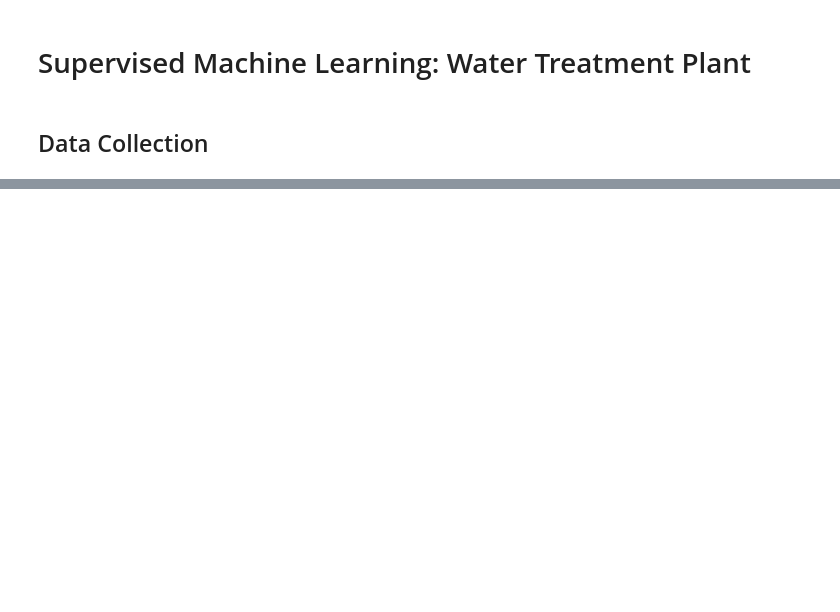
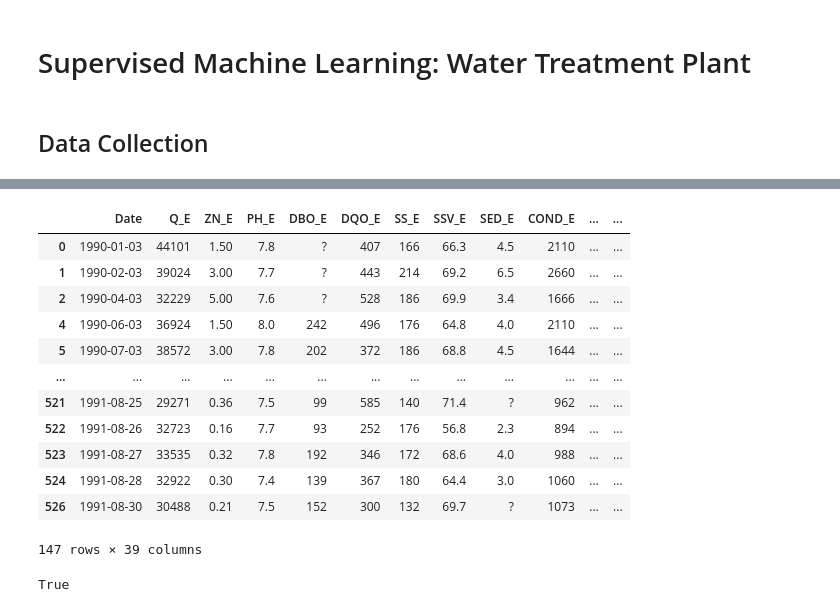
Before and after one commit to nclee17/Drugs, a Jupyter notebook: Supervised Learning.ipynb, the cells around one changed output, grey strips where cells are left out. Drawn from its saved outputs; the diff is of its cells as text; code cells hidden in the pictures; blank space fills up the shorter version.

```diff
--- a/Supervised Learning.ipynb
+++ b/Supervised Learning.ipynb
@@ -70,0 +149,20 @@ df.head()
+# %%
+df[(df=="?").sum(axis=1)>0]
+# %% [output]
+|  | Date | Q_E | ZN_E | PH_E | DBO_E | DQO_E | SS_E | SSV_E | SED_E | COND_E | ... | ... |
+| 0 | 1990-01-03 | 44101 | 1.50 | 7.8 | ? | 407 | 166 | 66.3 | 4.5 | 2110 | ... | ... |
+| 1 | 1990-02-03 | 39024 | 3.00 | 7.7 | ? | 443 | 214 | 69.2 | 6.5 | 2660 | ... | ... |
+| 2 | 1990-04-03 | 32229 | 5.00 | 7.6 | ? | 528 | 186 | 69.9 | 3.4 | 1666 | ... | ... |
+| 4 | 1990-06-03 | 36924 | 1.50 | 8.0 | 242 | 496 | 176 | 64.8 | 4.0 | 2110 | ... | ... |
+| 5 | 1990-07-03 | 38572 | 3.00 | 7.8 | 202 | 372 | 186 | 68.8 | 4.5 | 1644 | ... | ... |
+| ... | ... | ... | ... | ... | ... | ... | ... | ... | ... | ... | ... | ... |
+| 521 | 1991-08-25 | 29271 | 0.36 | 7.5 | 99 | 585 | 140 | 71.4 | ? | 962 | ... | ... |
+| 522 | 1991-08-26 | 32723 | 0.16 | 7.7 | 93 | 252 | 176 | 56.8 | 2.3 | 894 | ... | ... |
+| 523 | 1991-08-27 | 33535 | 0.32 | 7.8 | 192 | 346 | 172 | 68.6 | 4.0 | 988 | ... | ... |
+| 524 | 1991-08-28 | 32922 | 0.30 | 7.4 | 139 | 367 | 180 | 64.4 | 3.0 | 1060 | ... | ... |
+| 526 | 1991-08-30 | 30488 | 0.21 | 7.5 | 152 | 300 | 132 | 69.7 | ? | 1073 | ... | ... |
+147 rows × 39 columns
+# %%
+df.shape[0]==df.Date.nunique()
+# %% [output]
+True
```
Also changed, not shown: parts of 12 cells of this notebook.
